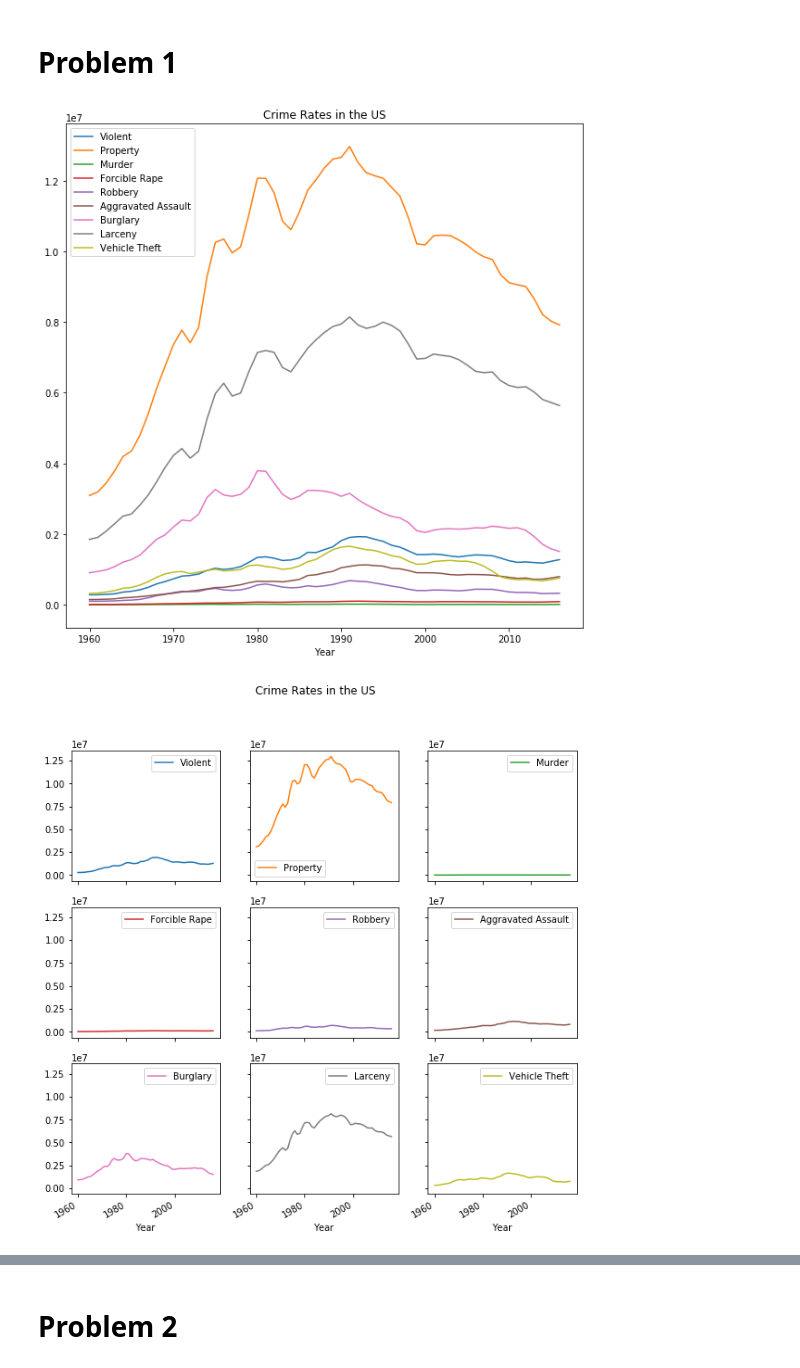
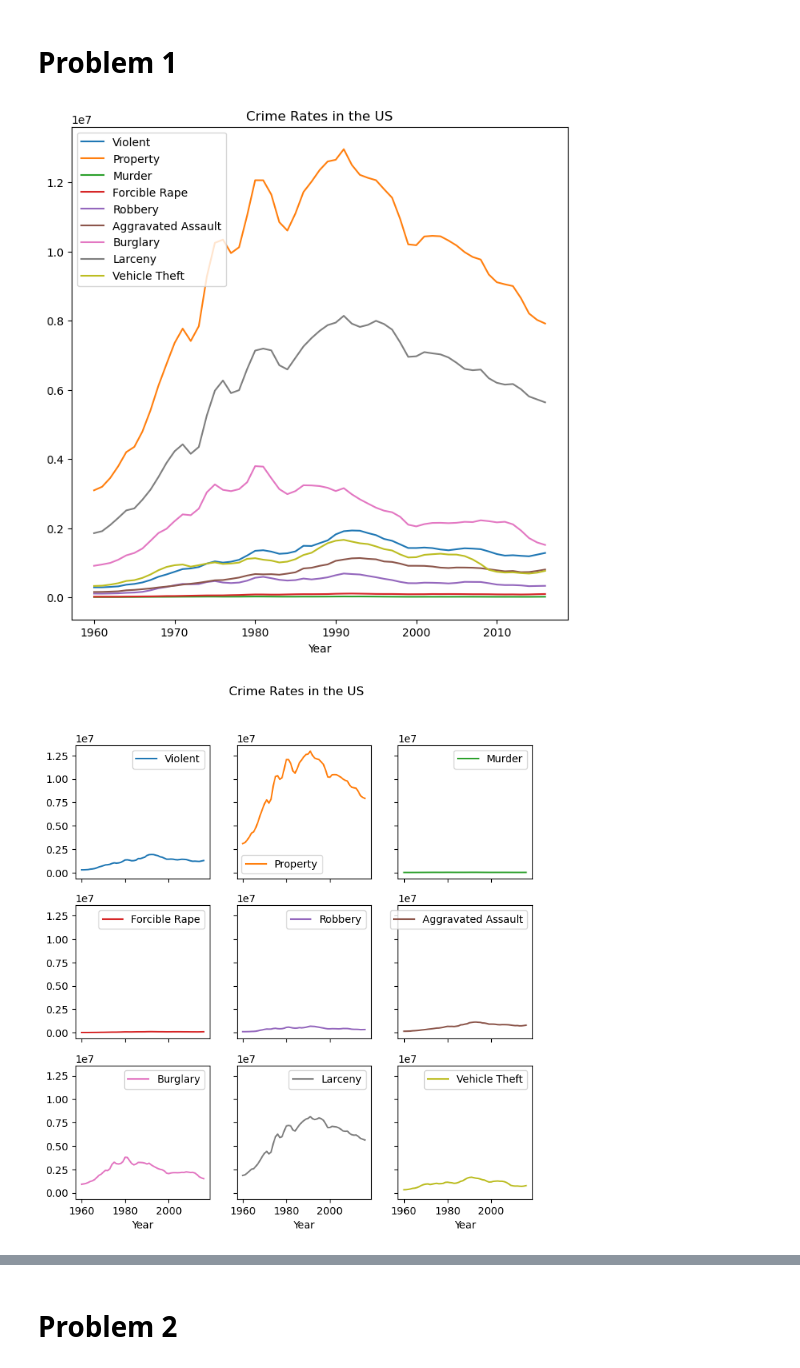
Before and after one commit to binDebug3/volume3, a Jupyter notebook: byu_vol3/Pandas2/pandas2.ipynb, the cells around one changed output, grey strips where cells are left out. Drawn from its saved outputs; the diff is of its cells as text; code cells hidden in the pictures.

```diff
--- a/byu_vol3/Pandas2/pandas2.ipynb
+++ b/byu_vol3/Pandas2/pandas2.ipynb
@@ -15,21 +15,21 @@ import matplotlib.pyplot as plt
 # %%
 def prob1():
     """
     Create 3 visualizations of the crime data set.
     One of the visualizations should be a histogram.
     The visualizations should be clearly labelled and easy to understand.
     """
-    crimes = pd.read_csv("crime_data.csv", index_col="Year")
-    crimes.drop(["Population", "Total"], axis=1).plot(title="Crime Rates in the US", figsize=(10, 10))
+    crimes = pd.read_csv("/mnt/c/Users/dalli/source/acme_senior/volume3/byu_vol3/Pandas2/crime_data.csv", index_col="Year")
+    crimes.drop(["Population", "Total"], axis=1).plot(title="Crime Rates in the US", figsize=(8, 8))
 
     crimes.drop(["Population", "Total"], axis=1).plot(subplots=True, layout=(3,3), sharey=True,
-                                                      title="Crime Rates in the US", figsize=(10, 10),
+                                                      title="Crime Rates in the US", figsize=(8, 8),
                                                       )
     crimes.plot(kind='hist',y=['Burglary','Larceny','Property'],
                 alpha=.7,bins=10,title="Frequency of Burglary, Larceny, and Property Crimes per Year")
 
 
 prob1()
 # %% [output]
-[figure, old version]
+[figure, new version]
-[figure, old version]
+[figure, new version]
```
Also changed, not shown: parts of 5 cells of this notebook, 4 other files.
